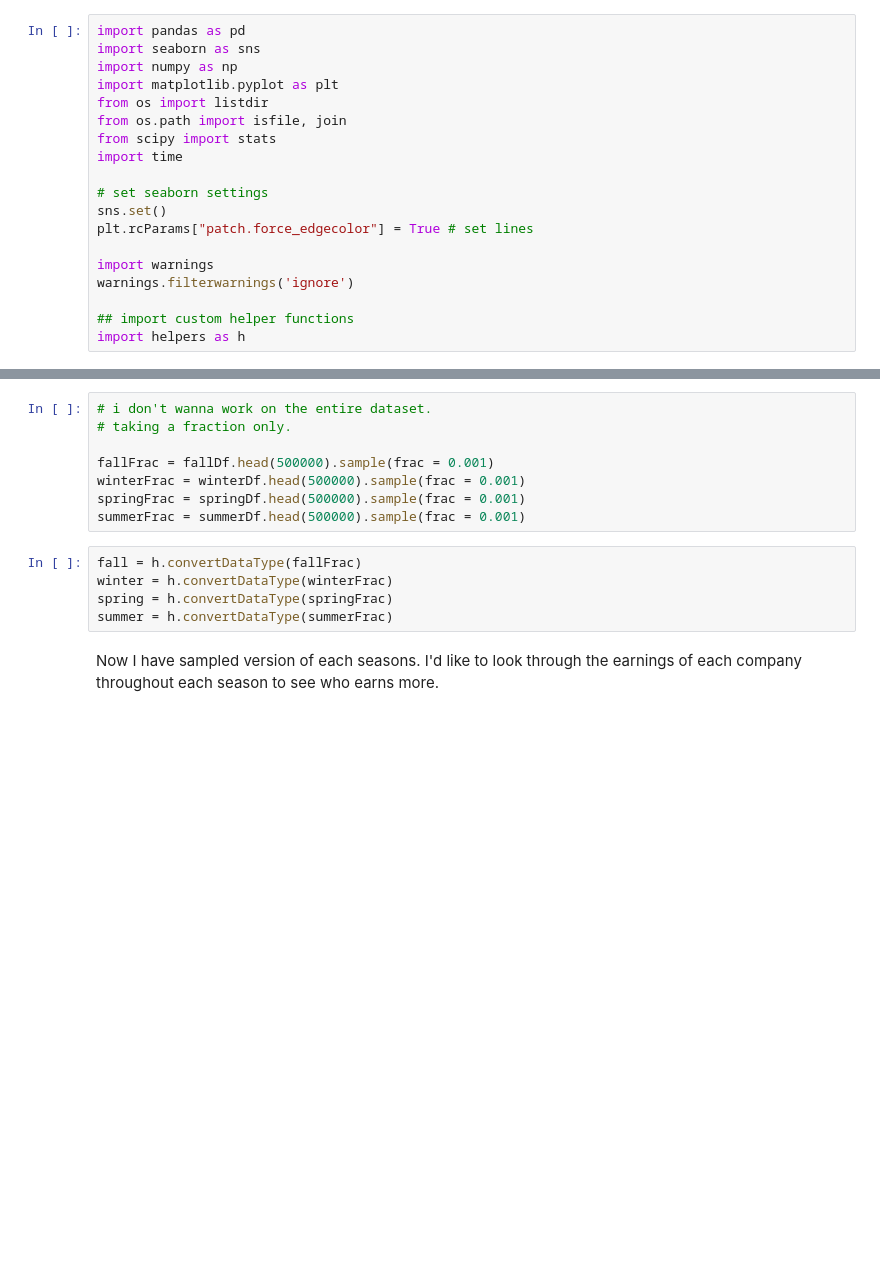
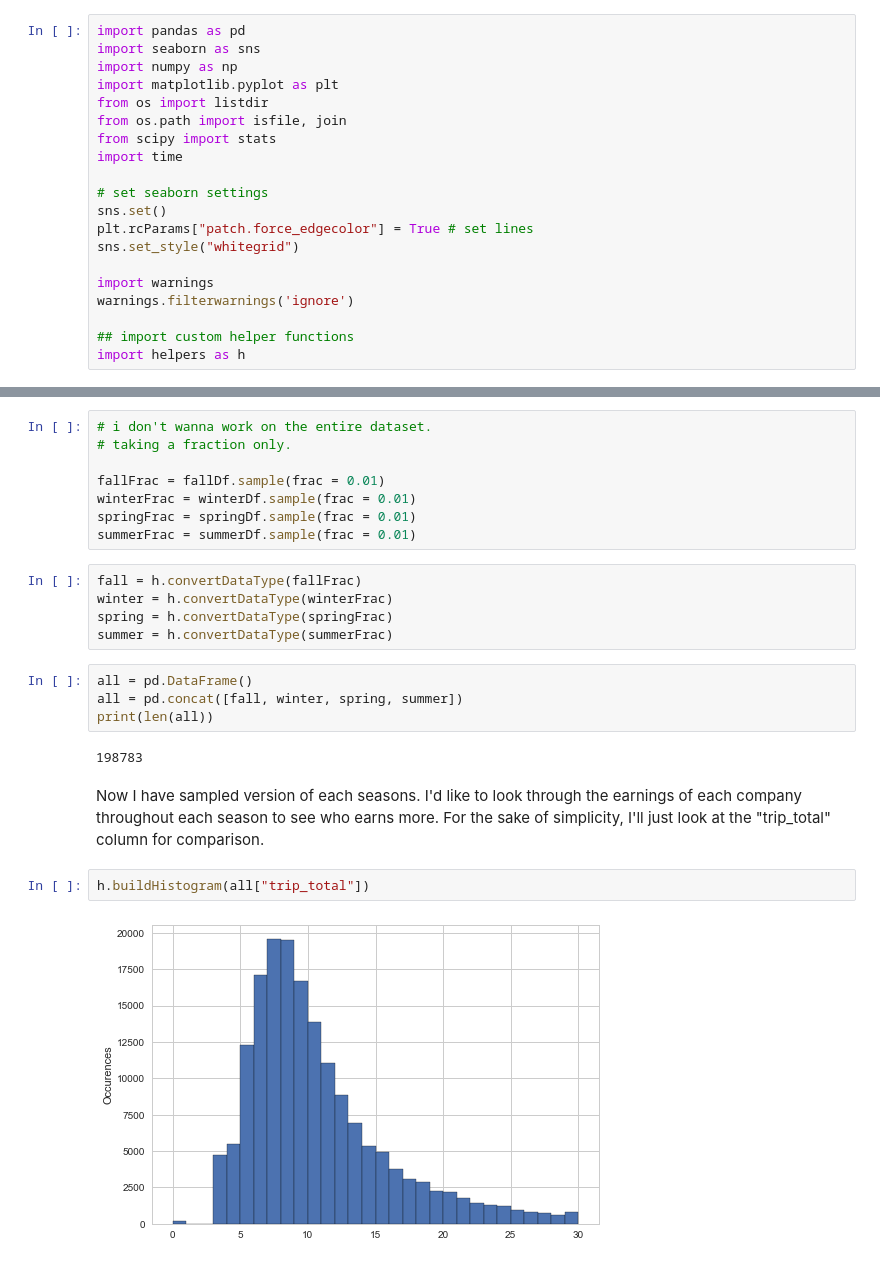
Before and after one commit to iamjz/taxi, a Jupyter notebook: Earnings EDA.ipynb, the cells around one changed output, grey strips where cells are left out. Cells and saved outputs as stored; diff of their text form; blank space fills up the shorter version.

```diff
--- a/Earnings EDA.ipynb
+++ b/Earnings EDA.ipynb
@@ -11,6 +11,7 @@ import time
 # set seaborn settings
 sns.set()
 plt.rcParams["patch.force_edgecolor"] = True # set lines
+sns.set_style("whitegrid")
 
 import warnings
 warnings.filterwarnings('ignore')
@@ -26,14 +27,24 @@ summerDf = pd.read_csv("data/2016/summer.csv")
 # i don't wanna work on the entire dataset.
 # taking a fraction only.
 
-fallFrac = fallDf.head(500000).sample(frac = 0.001)
-winterFrac = winterDf.head(500000).sample(frac = 0.001)
-springFrac = springDf.head(500000).sample(frac = 0.001)
-summerFrac = summerDf.head(500000).sample(frac = 0.001)
+fallFrac = fallDf.sample(frac = 0.01)
+winterFrac = winterDf.sample(frac = 0.01)
+springFrac = springDf.sample(frac = 0.01)
+summerFrac = summerDf.sample(frac = 0.01)
 # %%
 fall = h.convertDataType(fallFrac)
 winter = h.convertDataType(winterFrac)
 spring = h.convertDataType(springFrac)
 summer = h.convertDataType(summerFrac)
+# %%
+all = pd.DataFrame()
+all = pd.concat([fall, winter, spring, summer])
+print(len(all))
+# %% [output]
+198783
 # %% [markdown]
-Now I have sampled version of each seasons. I'd like to look through the earnings of each company throughout each season to see who earns more.
+Now I have sampled version of each seasons. I'd like to look through the earnings of each company throughout each season to see who earns more. For the sake of simplicity, I'll just look at the "trip_total" column for comparison.
+# %%
+h.buildHistogram(all["trip_total"])
+# %% [output]
+[figure, added]
```
Also changed, not shown: parts of 20 cells of this notebook, 1 other file.
